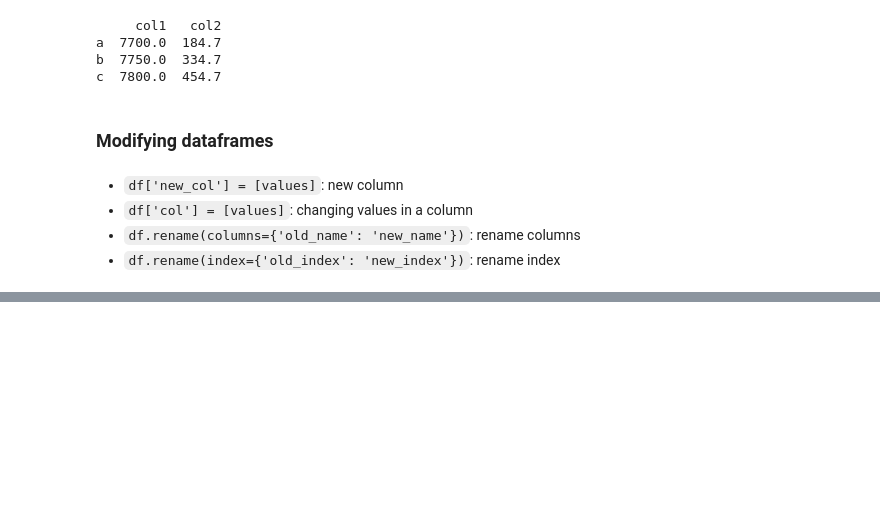
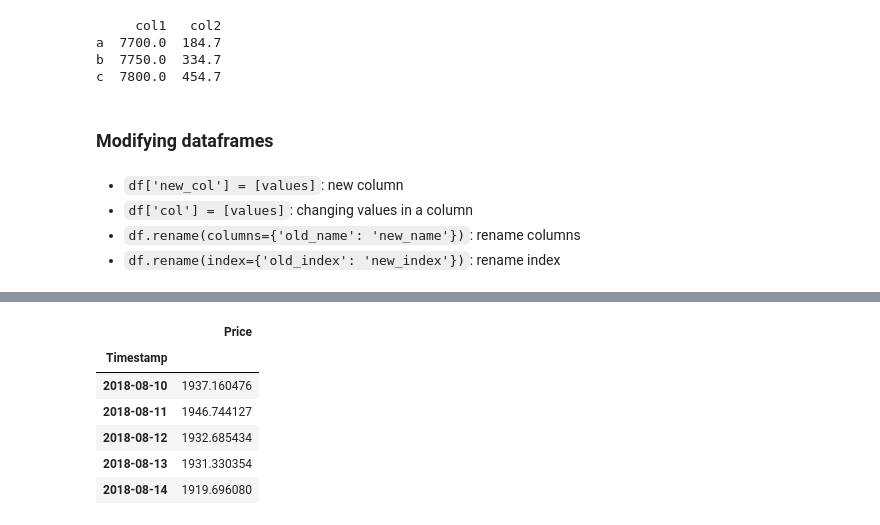
Before and after one commit to JamesAlldred/freeCodeCamp_Data_Analysis_with_Python, a Jupyter notebook: 3 - Pandas.ipynb, the cells around one changed output, grey strips where cells are left out. Saved outputs shown, nothing was run; the diff lists cells and outputs as text; code cells hidden in the pictures; blank space fills up the shorter version.

```diff
--- a/3 - Pandas.ipynb
+++ b/3 - Pandas.ipynb
@@ -303,0 +323,14 @@ c  7800.0  454.7
+# %%
+df.columns = ["Timestamp", "Price"]
+df["Timestamp"] = pd.to_datetime(df["Timestamp"])
+df = df.set_index("Timestamp")
+df.head()
+df.tail()
+# %% [output]
+|  | Price |
+| Timestamp |  |
+| 2018-08-10 | 1937.160476 |
+| 2018-08-11 | 1946.744127 |
+| 2018-08-12 | 1932.685434 |
+| 2018-08-13 | 1931.330354 |
+| 2018-08-14 | 1919.696080 |
```
Also changed, not shown: parts of 14 cells of this notebook, 1 other file.
